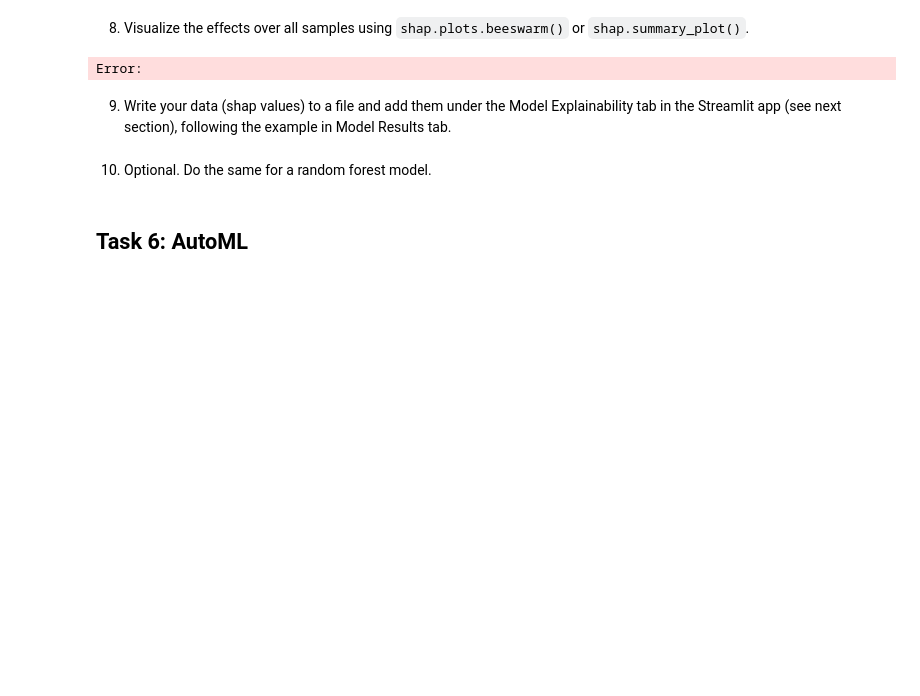
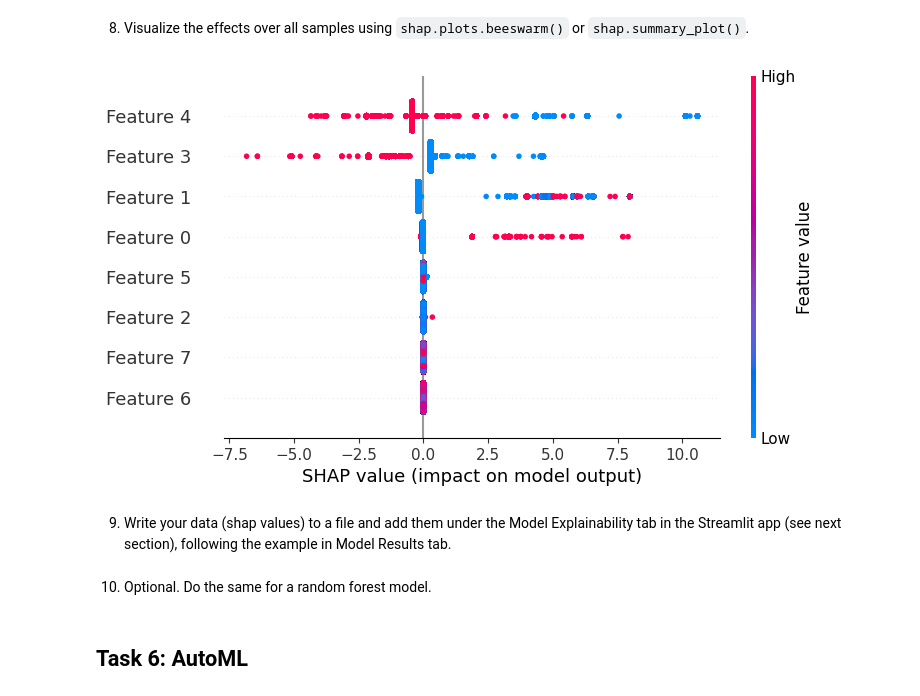
Before and after one commit to yinghu-math/mle9-yinghu, a Jupyter notebook: assignments/week-6-supervised-ML/nb/electronics-purchase-prediction.ipynb, the cells around one changed output. Cells and saved outputs as stored; diff of their text form; code cells hidden in the pictures; blank space fills up the shorter version.

```diff
--- a/assignments/week-6-supervised-ML/nb/electronics-purchase-prediction.ipynb
+++ b/assignments/week-6-supervised-ML/nb/electronics-purchase-prediction.ipynb
@@ -477,8 +501,10 @@ Error:
 8. Visualize the effects over all samples using `shap.plots.beeswarm()` or `shap.summary_plot()`.
 # %%
 # YOUR CODE HERE
+shap_values = explainer(X_test_reduced)
+shap.plots.beeswarm(shap_values)
 # %% [output]
-Error:
+[figure, added]
 # %% [markdown]
 9. Write your data (shap values) to a file and add them under the Model Explainability tab in the Streamlit app (see next section), following the example in Model Results tab.
 # %% [markdown]
```
Also changed, not shown: parts of 23 cells of this notebook, 1 other file.
